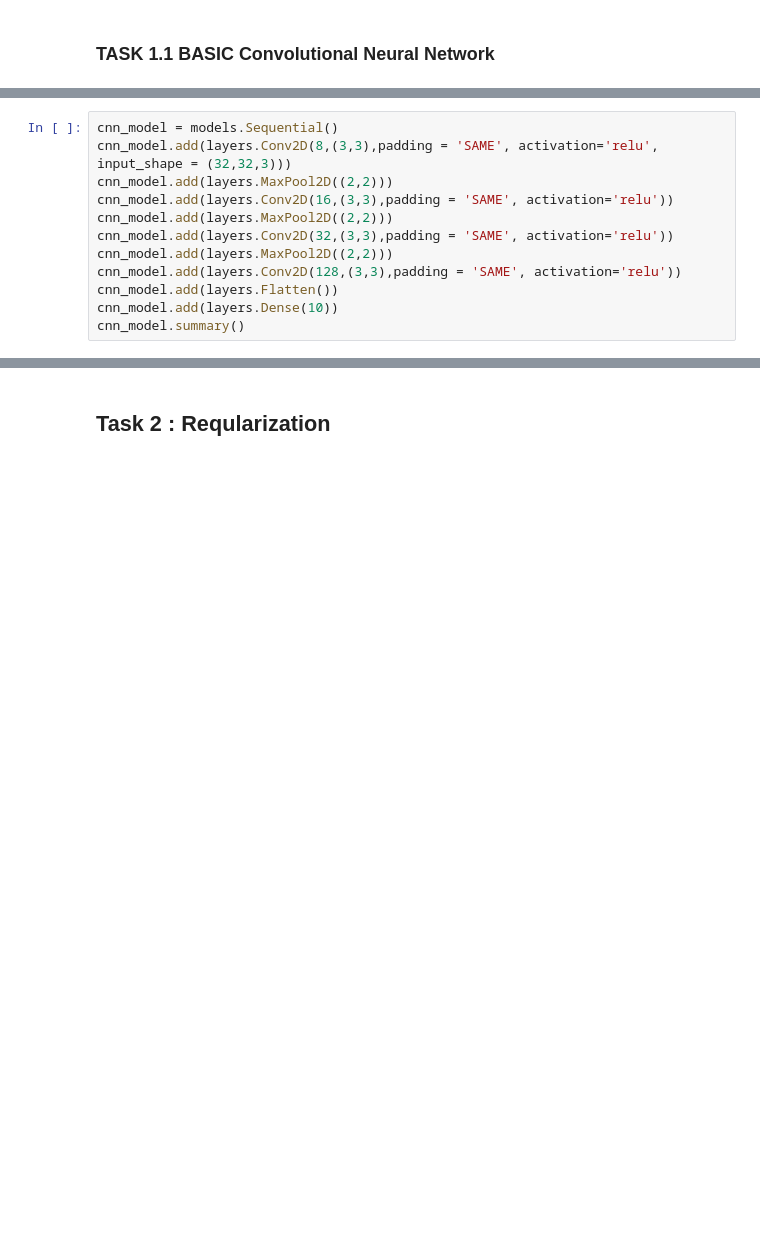
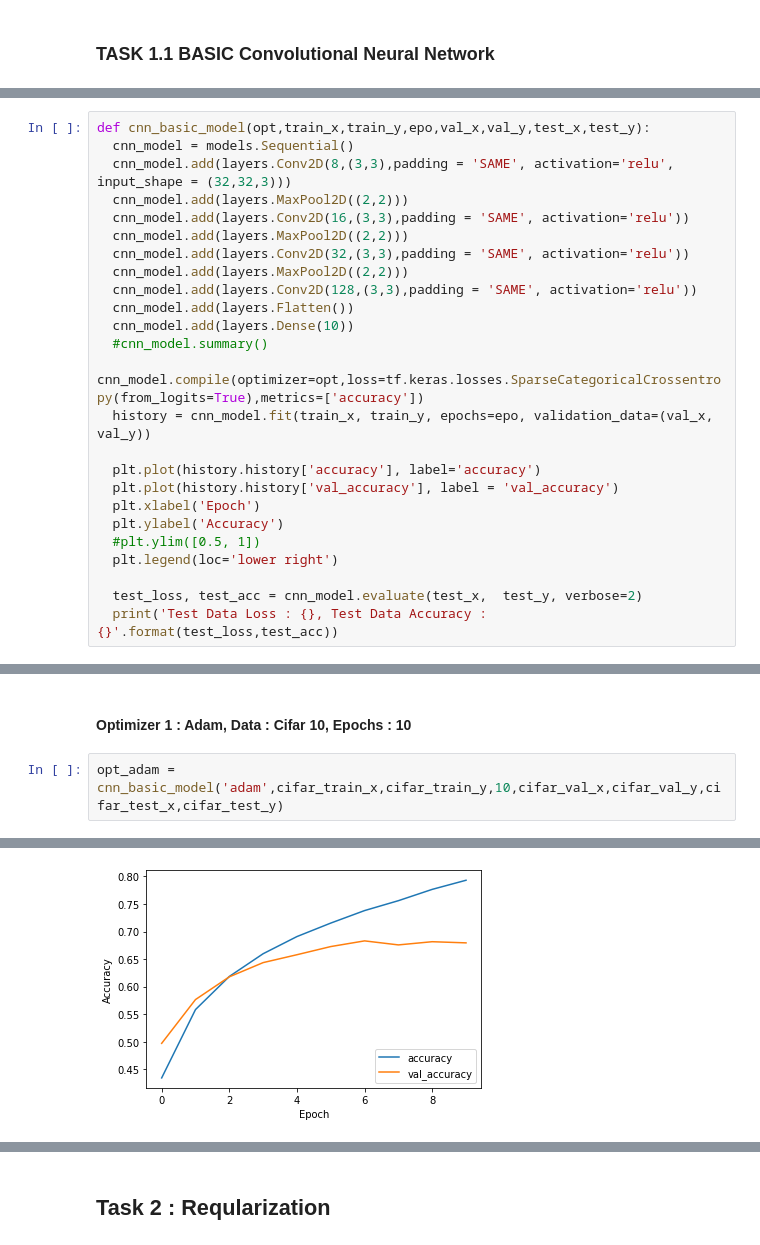
Before and after one commit to rajprasad001/deep_learning_concepts, a Jupyter notebook: Project_Assignment.ipynb, the cells around one changed output, grey strips where cells are left out. Saved outputs shown, nothing was run; the diff lists cells and outputs as text; blank space fills up the shorter version.

Commit message:
Results of different optimizers with Basic CNN architecture

```diff
--- a/Project_Assignment.ipynb
+++ b/Project_Assignment.ipynb
@@ -117,12 +119,25 @@ MNIST FASHION test data       : (10000, 28, 28)
 # %%
-cnn_model = models.Sequential()
-cnn_model.add(layers.Conv2D(8,(3,3),padding = 'SAME', activation='relu', input_shape = (32,32,3)))
-cnn_model.add(layers.MaxPool2D((2,2)))
-cnn_model.add(layers.Conv2D(16,(3,3),padding = 'SAME', activation='relu'))
-cnn_model.add(layers.MaxPool2D((2,2)))
-cnn_model.add(layers.Conv2D(32,(3,3),padding = 'SAME', activation='relu'))
-cnn_model.add(layers.MaxPool2D((2,2)))
-cnn_model.add(layers.Conv2D(128,(3,3),padding = 'SAME', activation='relu'))
-cnn_model.add(layers.Flatten())
-cnn_model.add(layers.Dense(10))
-cnn_model.summary()
+def cnn_basic_model(opt,train_x,train_y,epo,val_x,val_y,test_x,test_y):
+  cnn_model = models.Sequential()
+  cnn_model.add(layers.Conv2D(8,(3,3),padding = 'SAME', activation='relu', input_shape = (32,32,3)))
+  cnn_model.add(layers.MaxPool2D((2,2)))
+  cnn_model.add(layers.Conv2D(16,(3,3),padding = 'SAME', activation='relu'))
+  cnn_model.add(layers.MaxPool2D((2,2)))
+  cnn_model.add(layers.Conv2D(32,(3,3),padding = 'SAME', activation='relu'))
+  cnn_model.add(layers.MaxPool2D((2,2)))
+  cnn_model.add(layers.Conv2D(128,(3,3),padding = 'SAME', activation='relu'))
+  cnn_model.add(layers.Flatten())
+  cnn_model.add(layers.Dense(10))
+  #cnn_model.summary()
+  cnn_model.compile(optimizer=opt,loss=tf.keras.losses.SparseCategoricalCrossentropy(from_logits=True),metrics=['accuracy'])
+  history = cnn_model.fit(train_x, train_y, epochs=epo, validation_data=(val_x, val_y))
+
+  plt.plot(history.history['accuracy'], label='accuracy')
+  plt.plot(history.history['val_accuracy'], label = 'val_accuracy')
+  plt.xlabel('Epoch')
+  plt.ylabel('Accuracy')
+  #plt.ylim([0.5, 1])
+  plt.legend(loc='lower right')
+
+  test_loss, test_acc = cnn_model.evaluate(test_x,  test_y, verbose=2)
+  print('Test Data Loss : {}, Test Data Accuracy : {}'.format(test_loss,test_acc))
@@ -178,0 +144,5 @@ Test Data Loss : 0.9784022569656372, Test Data Accuracy : 0.6822999715805054
+# %% [markdown]
+#### Optimizer 1 : Adam, Data : Cifar 10, Epochs : 10
+# %%
+opt_adam = cnn_basic_model('adam',cifar_train_x,cifar_train_y,10,cifar_val_x,cifar_val_y,cifar_test_x,cifar_test_y)
+# %% [output]
@@ -178,0 +166 @@ Test Data Loss : 0.9784022569656372, Test Data Accuracy : 0.6822999715805054
+[figure, added]
```
Also changed, not shown: parts of 16 cells of this notebook.
